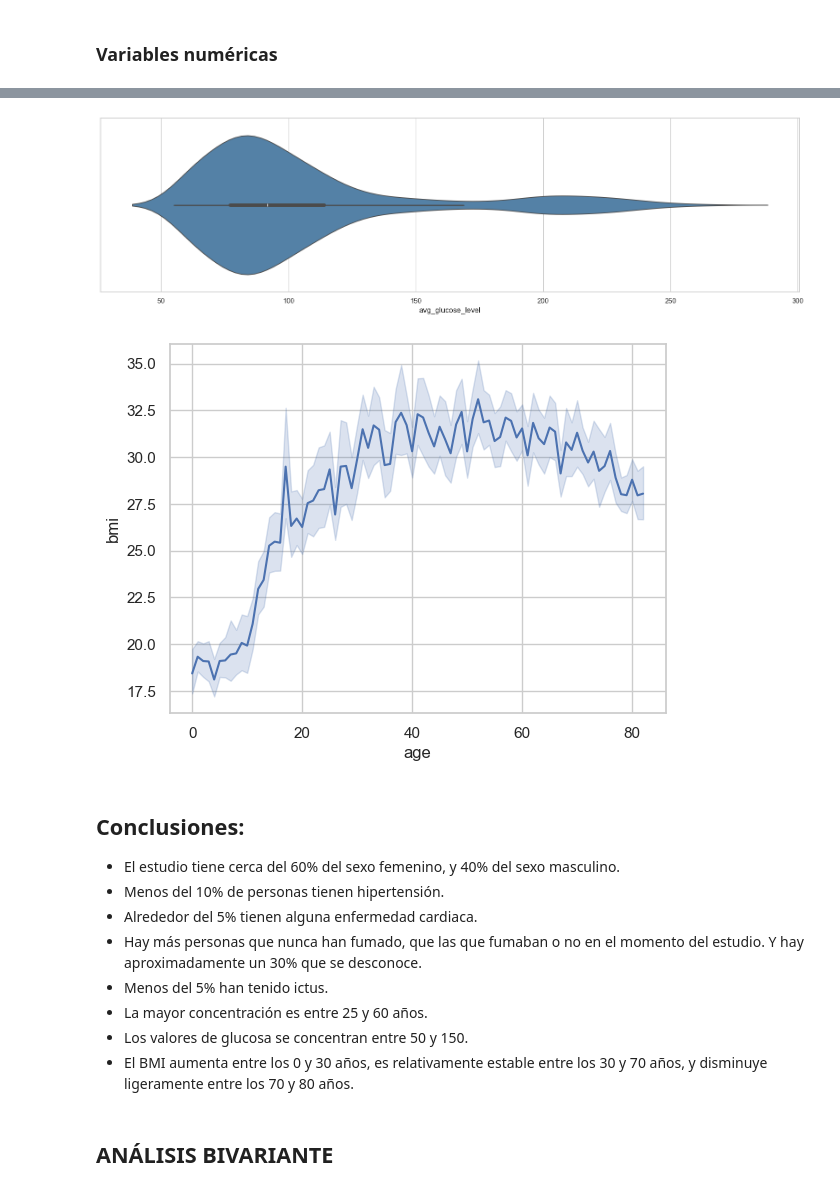
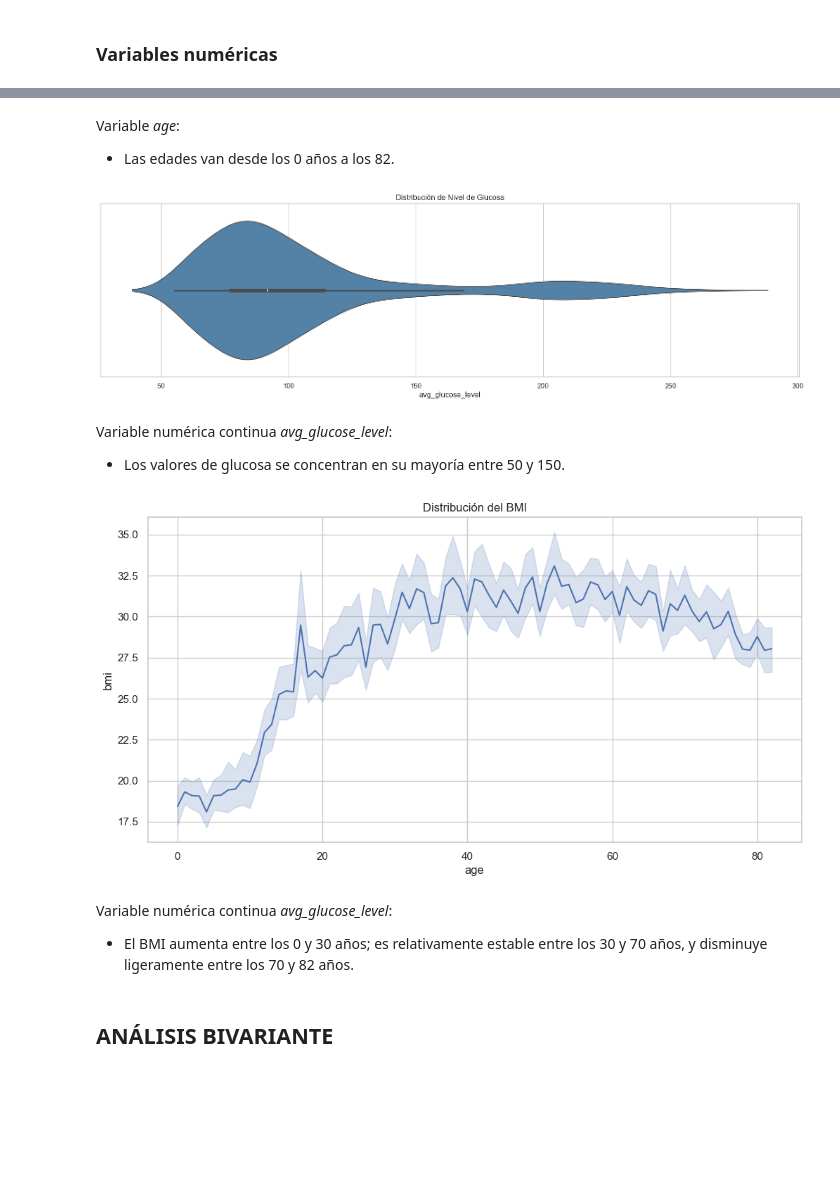
Before and after one commit to eleacos/EDA_Stroke_Prediction, a Jupyter notebook: src/notebooks/notebook-eda-inicial.ipynb, the cells around one changed output, grey strips where cells are left out. Drawn from its saved outputs; the diff is of its cells as text; code cells hidden in the pictures; blank space fills up the shorter version.

```diff
--- a/src/notebooks/notebook-eda-inicial.ipynb
+++ b/src/notebooks/notebook-eda-inicial.ipynb
@@ -444,25 +481,26 @@ axs.set_ylabel("Boxplot");
+# %% [markdown]
+Variable *age*:
+- Las edades van desde los 0 años a los 82.
 # %%
-# violin
+# violin variable avg_glucose_level:
 plt.figure(figsize=(20,5))
+plt.title("Distribución de Nivel de Glucosa")
 sns.violinplot(df_stroke["avg_glucose_level"], color="steelblue", orient="h");
 # %% [output]
-[figure, old version]
+[figure, new version]
+# %% [markdown]
+Variable numérica continua *avg_glucose_level*:
+- Los valores de glucosa se concentran en su mayoría entre 50 y 150.
 # %%
-# evolución
+# evolución variable bmi según la variable age:
+plt.figure(figsize=(12,6))
+plt.title("Distribución del BMI")
 sns.lineplot(x=df_stroke.age, y= "bmi", data= df_stroke);
 # %% [output]
-[figure, old version]
+[figure, new version]
 # %% [markdown]
-## Conclusiones: ##
-
-- El estudio tiene cerca del 60% del sexo femenino, y 40% del sexo masculino.
-- Menos del 10% de personas tienen hipertensión.
-- Alrededor del 5% tienen alguna enfermedad cardiaca.
-- Hay más personas que nunca han fumado, que las que fumaban o no en el momento del estudio. Y hay aproximadamente un 30% que se desconoce.
-- Menos del 5% han tenido ictus.
-- La mayor concentración es entre 25 y 60 años.
-- Los valores de glucosa se concentran entre 50 y 150.
-- El BMI aumenta entre los 0 y 30 años, es relativamente estable entre los 30 y 70 años, y disminuye ligeramente entre los 70 y 80 años.
+Variable numérica continua *avg_glucose_level*:
+- El BMI aumenta entre los 0 y 30 años; es relativamente estable entre los 30 y 70 años, y disminuye ligeramente entre los 70 y 82 años.
 # %% [markdown]
 ## ANÁLISIS BIVARIANTE ##
 # %% [markdown]
```
Also changed, not shown: parts of 16 cells of this notebook.
